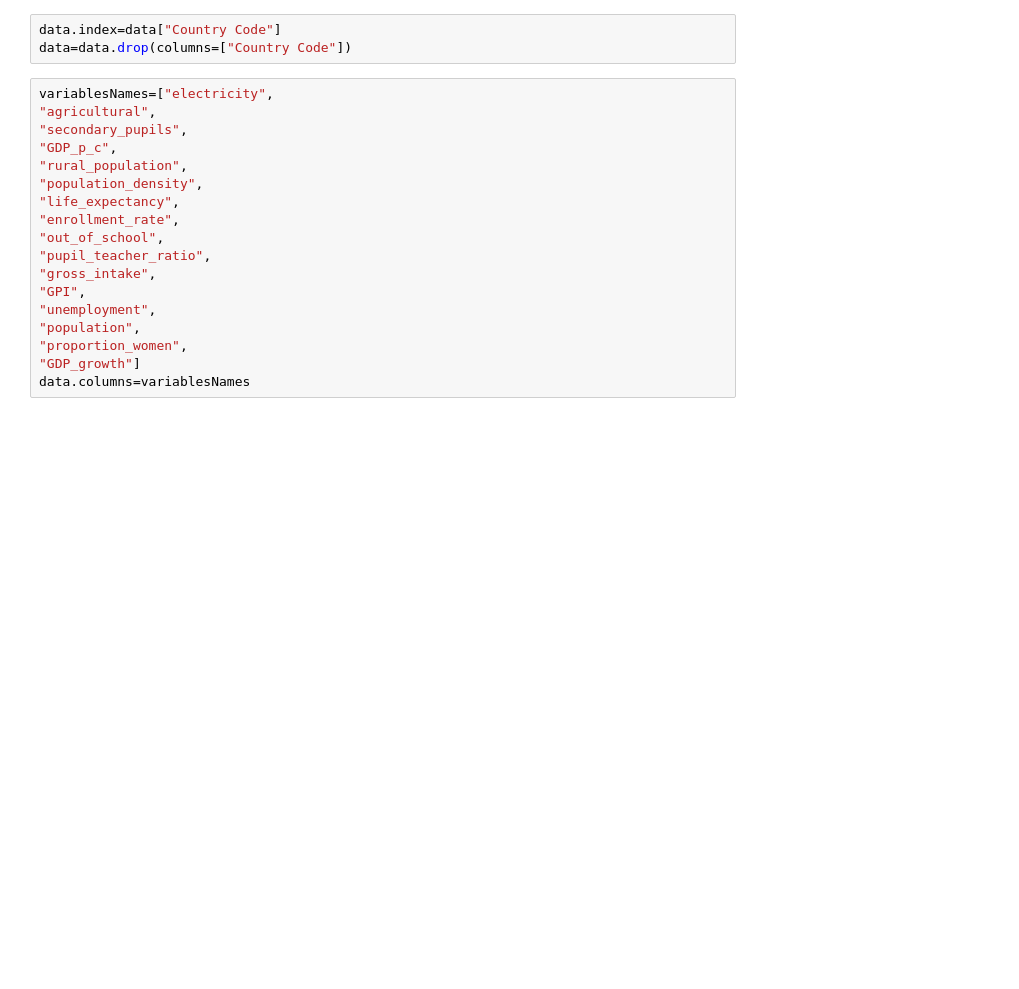
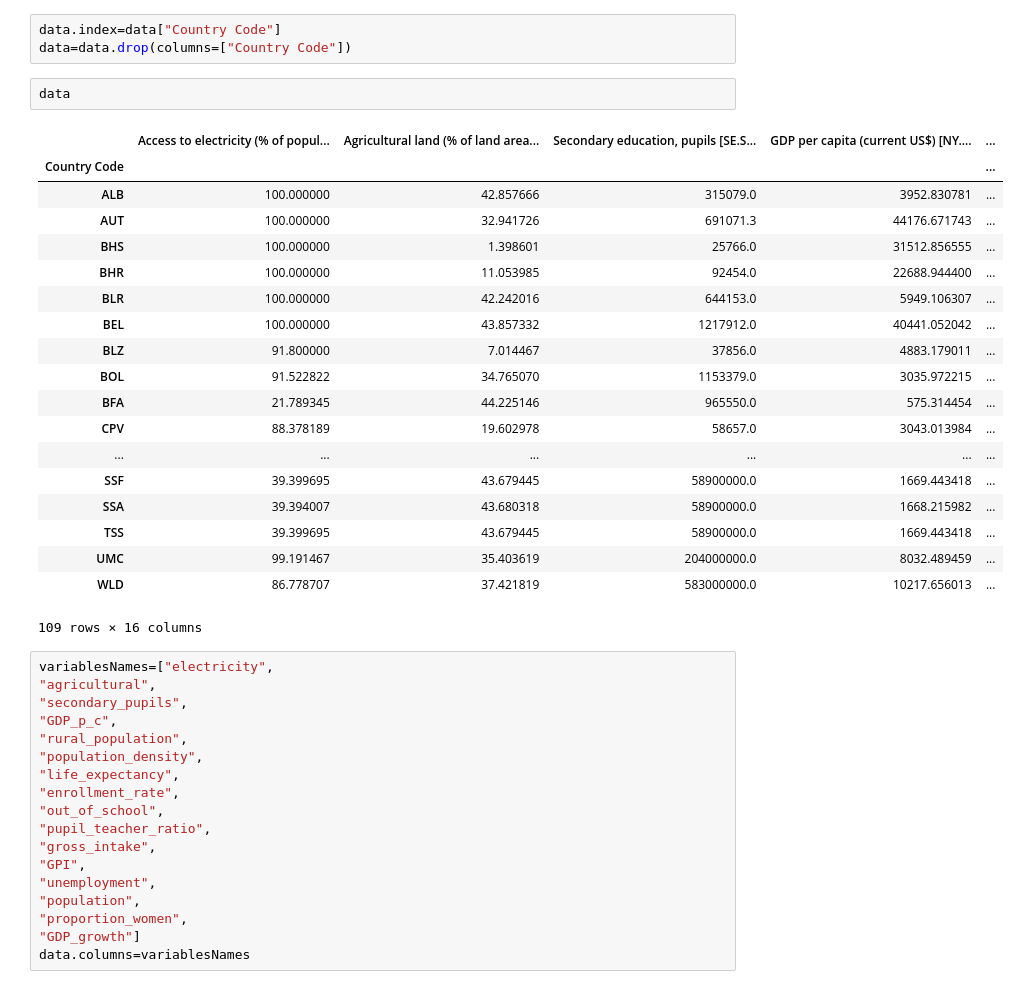
Before and after one commit to ThomLopp/AI_project, a Jupyter notebook: projet.ipynb, the cells around one changed output. Cells and saved outputs as stored; diff of their text form; blank space fills up the shorter version.

```diff
--- a/projet.ipynb
+++ b/projet.ipynb
@@ -17,6 +73,28 @@ data.isna().sum()
 # %%
 data.index=data["Country Code"]
 data=data.drop(columns=["Country Code"])
+# %%
+data
+# %% [output]
+|  | Access to electricity (% of popul... | Agricultural land (% of land area... | Secondary education, pupils [SE.S... | GDP per capita (current US$) [NY.... | ... |
+| Country Code |  |  |  |  | ... |
+| ALB | 100.000000 | 42.857666 | 315079.0 | 3952.830781 | ... |
+| AUT | 100.000000 | 32.941726 | 691071.3 | 44176.671743 | ... |
+| BHS | 100.000000 | 1.398601 | 25766.0 | 31512.856555 | ... |
+| BHR | 100.000000 | 11.053985 | 92454.0 | 22688.944400 | ... |
+| BLR | 100.000000 | 42.242016 | 644153.0 | 5949.106307 | ... |
+| BEL | 100.000000 | 43.857332 | 1217912.0 | 40441.052042 | ... |
+| BLZ | 91.800000 | 7.014467 | 37856.0 | 4883.179011 | ... |
+| BOL | 91.522822 | 34.765070 | 1153379.0 | 3035.972215 | ... |
+| BFA | 21.789345 | 44.225146 | 965550.0 | 575.314454 | ... |
+| CPV | 88.378189 | 19.602978 | 58657.0 | 3043.013984 | ... |
+| ... | ... | ... | ... | ... | ... |
+| SSF | 39.399695 | 43.679445 | 58900000.0 | 1669.443418 | ... |
+| SSA | 39.394007 | 43.680318 | 58900000.0 | 1668.215982 | ... |
+| TSS | 39.399695 | 43.679445 | 58900000.0 | 1669.443418 | ... |
+| UMC | 99.191467 | 35.403619 | 204000000.0 | 8032.489459 | ... |
+| WLD | 86.778707 | 37.421819 | 583000000.0 | 10217.656013 | ... |
+109 rows × 16 columns
 # %%
 variablesNames=["electricity",
 "agricultural",
```
Also changed, not shown: parts of 11 cells of this notebook.
